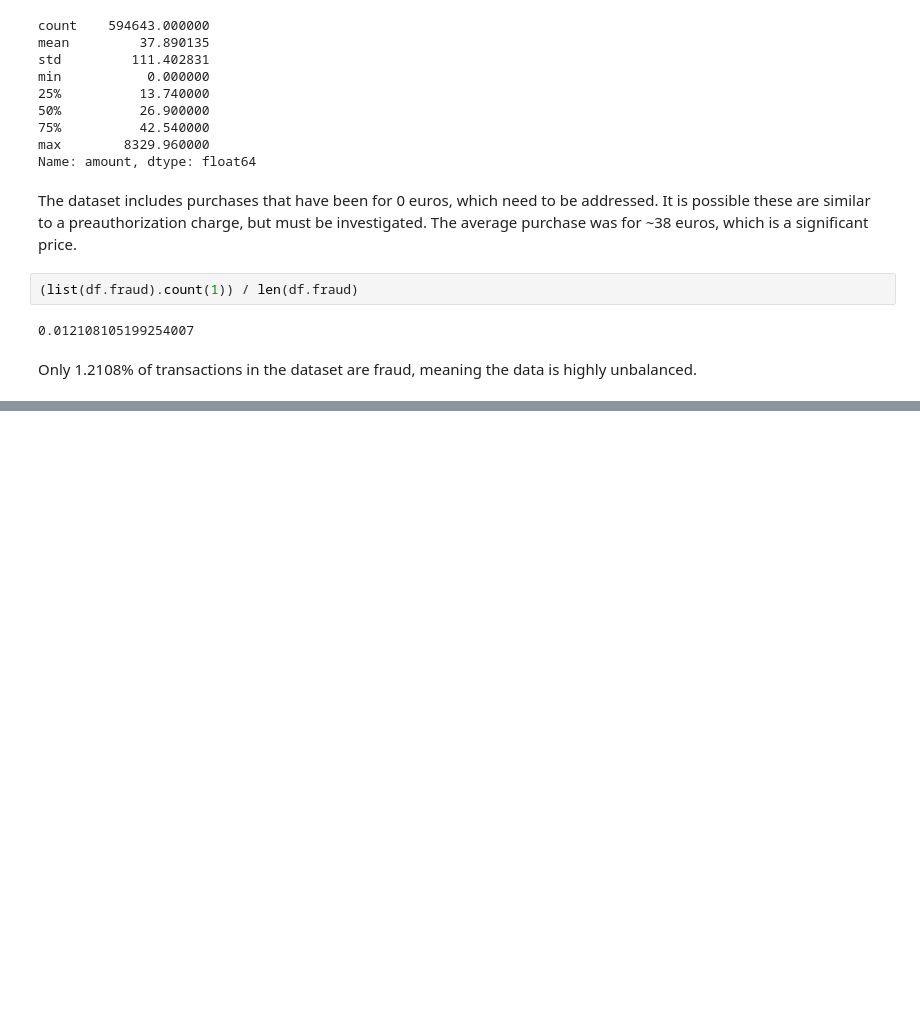
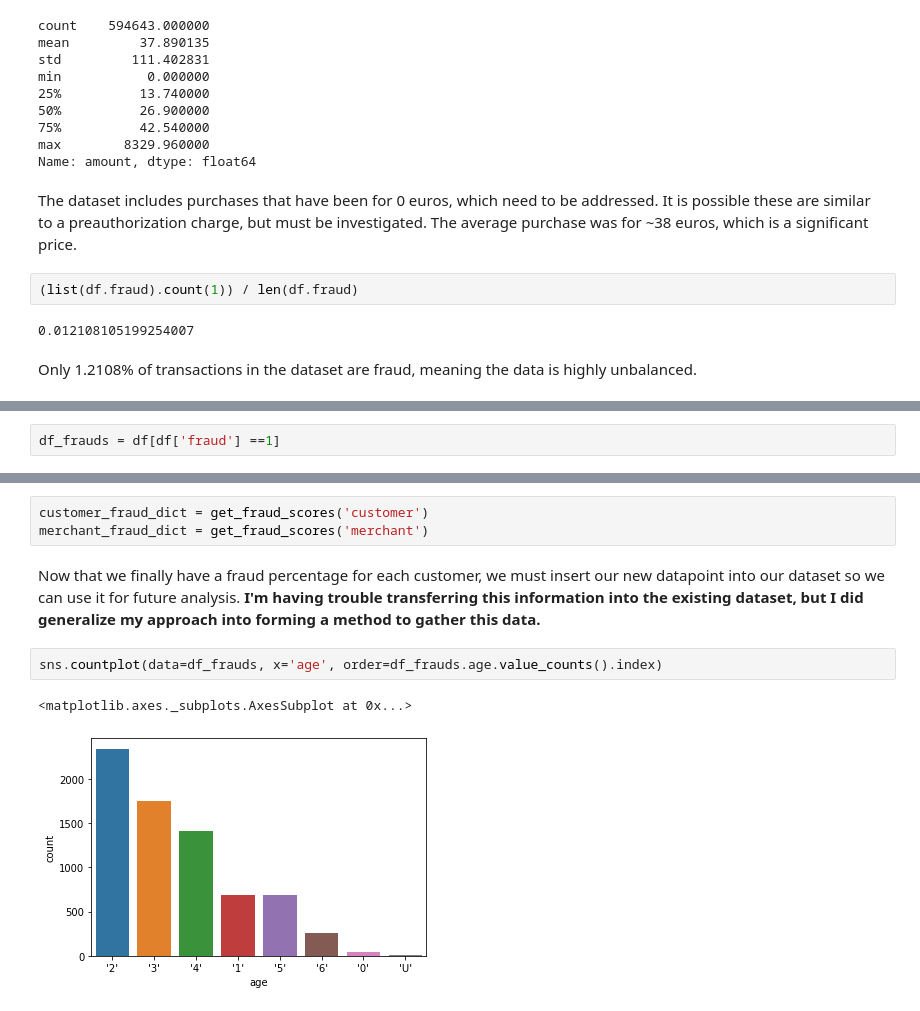
Before and after one commit to bew030/credit-card-fraud-detection-, a Jupyter notebook: Exploration.ipynb, the cells around one changed output, grey strips where cells are left out. Drawn from its saved outputs; the diff is of its cells as text; blank space fills up the shorter version.

```diff
--- a/Exploration.ipynb
+++ b/Exploration.ipynb
@@ -146,0 +152,2 @@ Only 1.2108% of transactions in the dataset are fraud, meaning the data is highl
+# %%
+df_frauds = df[df['fraud'] ==1]
@@ -146,0 +167,10 @@ Only 1.2108% of transactions in the dataset are fraud, meaning the data is highl
+# %%
+customer_fraud_dict = get_fraud_scores('customer')
+merchant_fraud_dict = get_fraud_scores('merchant')
+# %% [markdown]
+Now that we finally have a fraud percentage for each customer, we must insert our new datapoint into our dataset so we can use it for future analysis. **I'm having trouble transferring this information into the existing dataset, but I did generalize my approach into forming a method to gather this data.**
+# %%
+sns.countplot(data=df_frauds, x='age', order=df_frauds.age.value_counts().index)
+# %% [output]
+<matplotlib.axes._subplots.AxesSubplot at 0x...>
+[figure, added]
```
Also changed, not shown: parts of 14 cells of this notebook.
